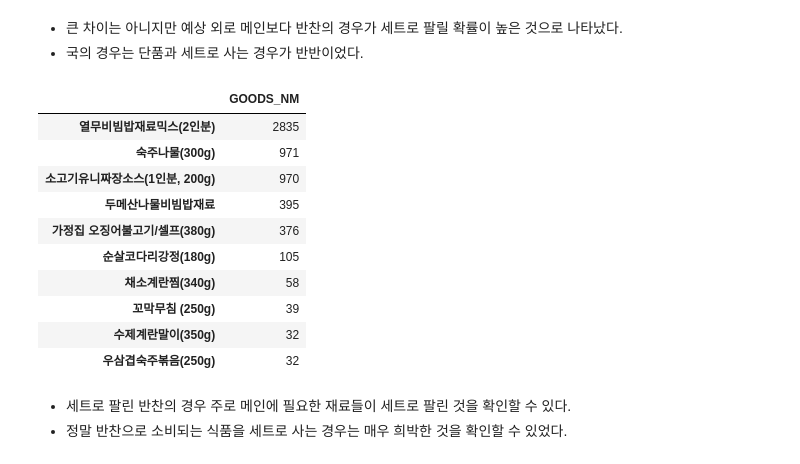
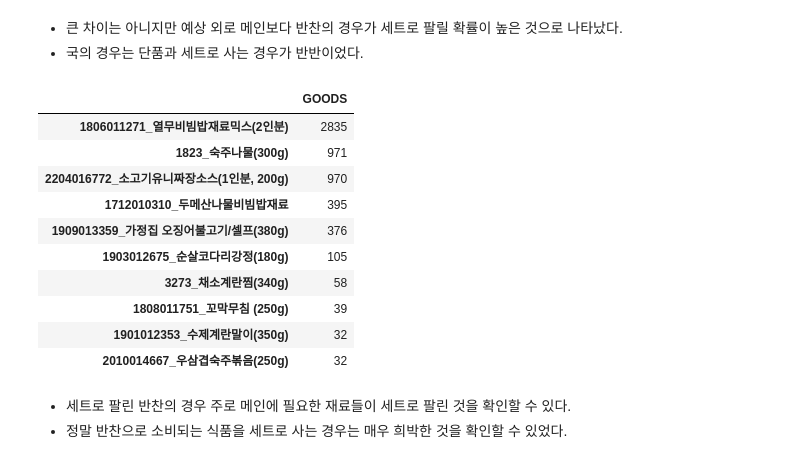
Before and after one commit to olsunghyun0416/Dongwon_Project, a Jupyter notebook: 더반찬_주문량예측.ipynb, the cells around one changed output. Saved outputs shown, nothing was run; the diff lists cells and outputs as text; code cells hidden in the pictures.

```diff
--- a/더반찬_주문량예측.ipynb
+++ b/더반찬_주문량예측.ipynb
@@ -80,7 +80,7 @@ from sklearn.model_selection import train_test_split
 ### 0.2 Data Loading
 # %%
 # raw data 로딩
-raw_data = pd.read_csv(r'C:\Users\user\Desktop\intern.csv')
+raw_data = pd.read_csv(r'C:\Users\SUNGHYUN\Desktop\intern.csv')
 raw_data.head()
 # %% [output]
 |  | Unnamed: 0 | ORD_NO | H_YMD | O_YMD | PKG_GOODS_NO | PKG_GOODS_NM | GOODS_NO | GOODS_NM | ... |
@@ -435,3 +435,7 @@ Name: RECVR_ROAD_BASE_ADDR, dtype: int64
 copy_data['RECVR_ROAD_BASE_ADDR'].isna().sum()
 # %% [output]
 0
+# %%
+#자재코드와 자재명 합치기
+copy_data['GOODS'] = copy_data["GOODS_NO"].astype(str) + '_' +  copy_data['GOODS_NM']
+copy_data.GOODS
@@ -447,6 +465,7 @@ Index(['Unnamed: 0', 'ORD_NO', 'H_YMD', 'O_YMD', 'PKG_GOODS_NO',
       dtype='object')
 # %%
-dummy_col = ['Unnamed: 0', 'ORD_NO', 'PKG_GOODS_NO', 'RECVR_ROAD_BASE_ADDR']
+dummy_col = ['Unnamed: 0', 'ORD_NO', 'PKG_GOODS_NO', 'RECVR_ROAD_BASE_ADDR',
+             'GOODS_NO', 'GOODS_NM']
 copy_data = copy_data.drop(dummy_col, axis=1)
 # %%
 copy_data.tail()
@@ -625,19 +643,19 @@ sns.countplot(data=copy_data, x="STD_GSGR_NO_LEV1_NM", hue='PKG_GOODS_NM')
 - 큰 차이는 아니지만 예상 외로 메인보다 반찬의 경우가 세트로 팔릴 확률이 높은 것으로 나타났다.
 - 국의 경우는 단품과 세트로 사는 경우가 반반이었다.
 # %%
-copy_data['GOODS_NM'].loc[(copy_data['STD_GSGR_NO_LEV1_NM']=='반찬') & (copy_data['PKG_GOODS_NM']=='세트')].value_counts().to_frame()
+copy_data['GOODS'].loc[(copy_data['STD_GSGR_NO_LEV1_NM']=='반찬') & (copy_data['PKG_GOODS_NM']=='세트')].value_counts().to_frame()
 # %% [output]
-|  | GOODS_NM |
-| 열무비빔밥재료믹스(2인분) | 2835 |
-| 숙주나물(300g) | 971 |
-| 소고기유니짜장소스(1인분, 200g) | 970 |
-| 두메산나물비빔밥재료 | 395 |
-| 가정집 오징어불고기/셀프(380g) | 376 |
-| 순살코다리강정(180g) | 105 |
-| 채소계란찜(340g) | 58 |
-| 꼬막무침 (250g) | 39 |
-| 수제계란말이(350g) | 32 |
-| 우삼겹숙주볶음(250g) | 32 |
+|  | GOODS |
+| 1806011271_열무비빔밥재료믹스(2인분) | 2835 |
+| 1823_숙주나물(300g) | 971 |
+| 2204016772_소고기유니짜장소스(1인분, 200g) | 970 |
+| 1712010310_두메산나물비빔밥재료 | 395 |
+| 1909013359_가정집 오징어불고기/셀프(380g) | 376 |
+| 1903012675_순살코다리강정(180g) | 105 |
+| 3273_채소계란찜(340g) | 58 |
+| 1808011751_꼬막무침 (250g) | 39 |
+| 1901012353_수제계란말이(350g) | 32 |
+| 2010014667_우삼겹숙주볶음(250g) | 32 |
 # %% [markdown]
 - 세트로 팔린 반찬의 경우 주로 메인에 필요한 재료들이 세트로 팔린 것을 확인할 수 있다.
 - 정말 반찬으로 소비되는 식품을 세트로 사는 경우는 매우 희박한 것을 확인할 수 있었다.
```
Also changed, not shown: parts of 28 cells of this notebook, 3 other files.
